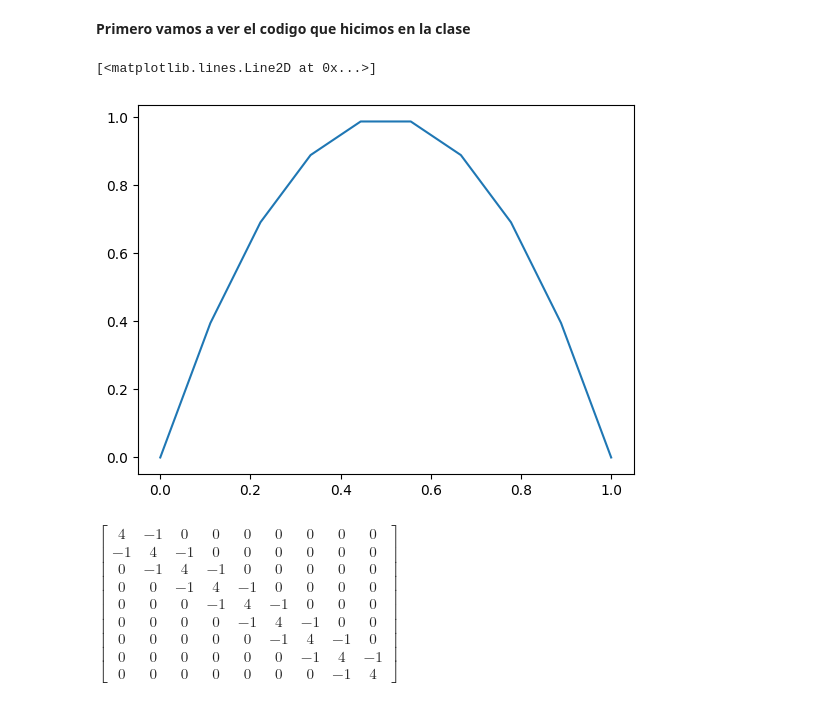
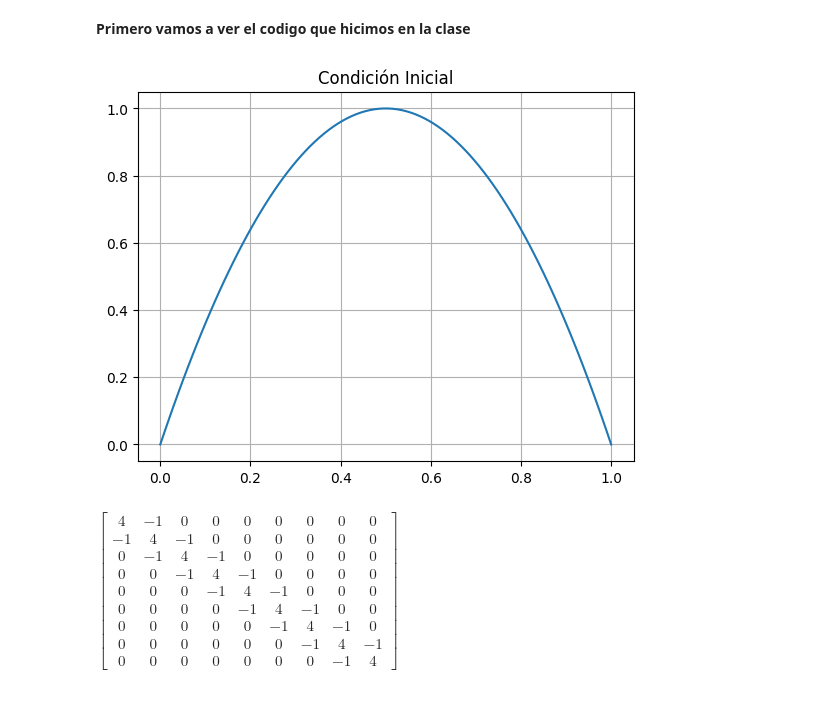
Before and after one commit to Ximenaloranca/Ecuaciones-Diferenciales-Parciales-, a Jupyter notebook: Ecuacion de calor. Metodo de Crank-Nicolson.ipynb, the cells around one changed output. Cells and saved outputs as stored; diff of their text form; code cells hidden in the pictures.

```diff
--- a/Ecuacion de calor. Metodo de Crank-Nicolson.ipynb
+++ b/Ecuacion de calor. Metodo de Crank-Nicolson.ipynb
@@ -39,12 +39,14 @@ from tabulate import tabulate
 def f(x):
   return 1-4*(x-0.5)**2
 # %%
-#Graficamos la condicion inicial del ejercicio
-x=np.linspace(0,1,10)
-plt.plot(x,f(x))
+# Graficamos la condición inicial
+x=np.linspace(0,1,100)
+plt.plot(x, f(x))
+plt.title("Condición Inicial")
+plt.grid(True)
+plt.show()
 # %% [output]
-[<matplotlib.lines.Line2D at 0x...>]
-[figure, old version]
+[figure, new version]
 # %%
 def tridiagonal(n, a, b): #Construimos las matrices de manera automatica para no escribirla entrada por entrada
   return sp.Matrix([
```
Also changed, not shown: parts of 18 cells of this notebook.
